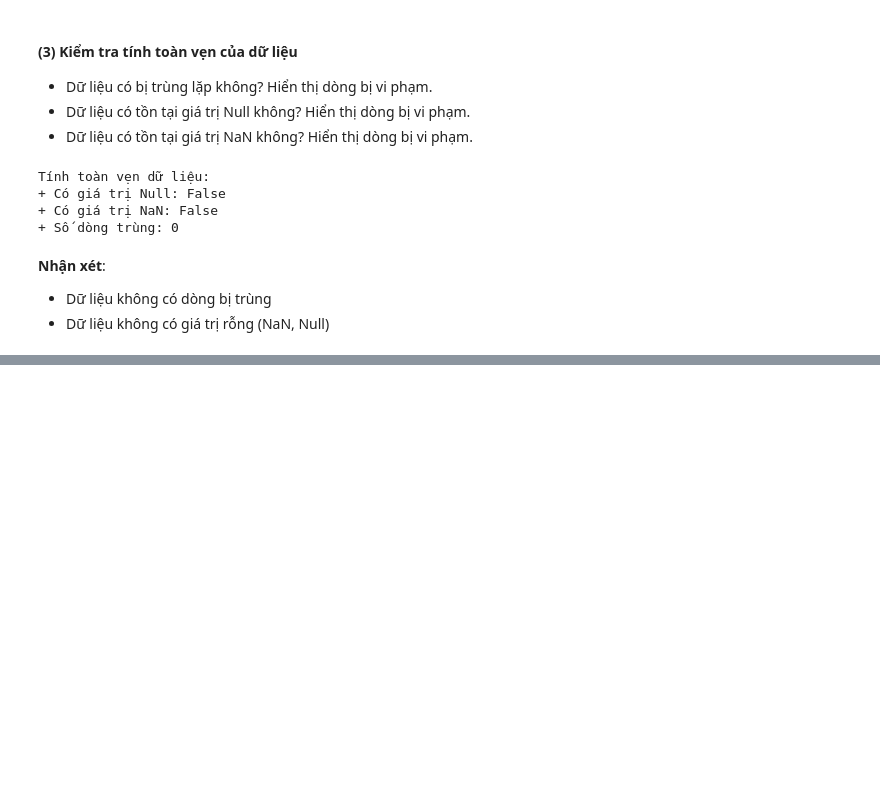
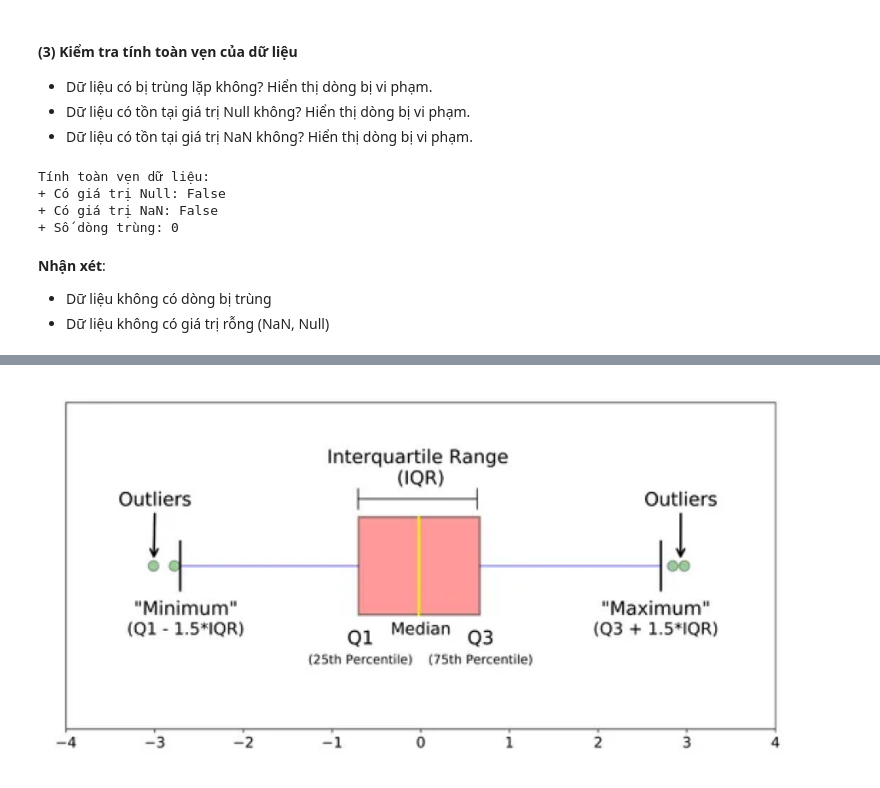
Before and after one commit to mihhwiNick/DA_project, a Jupyter notebook: Benh_tieu_duong.ipynb, the cells around one changed output, grey strips where cells are left out. Saved outputs shown, nothing was run; the diff lists cells and outputs as text; code cells hidden in the pictures; blank space fills up the shorter version.

```diff
--- a/Benh_tieu_duong.ipynb
+++ b/Benh_tieu_duong.ipynb
@@ -235,0 +332,8 @@ Tính toàn vẹn dữ liệu:
+# %%
+with urllib.request.urlopen(box_plots_img_url) as url:
+    box_plots_img = Image.open(url)
+
+
+plt.figure(figsize=(12, 6)), plt.imshow(box_plots_img), plt.axis("off"), plt.show();
+# %% [output]
+[figure, added]
```
Also changed, not shown: parts of 50 cells of this notebook.
